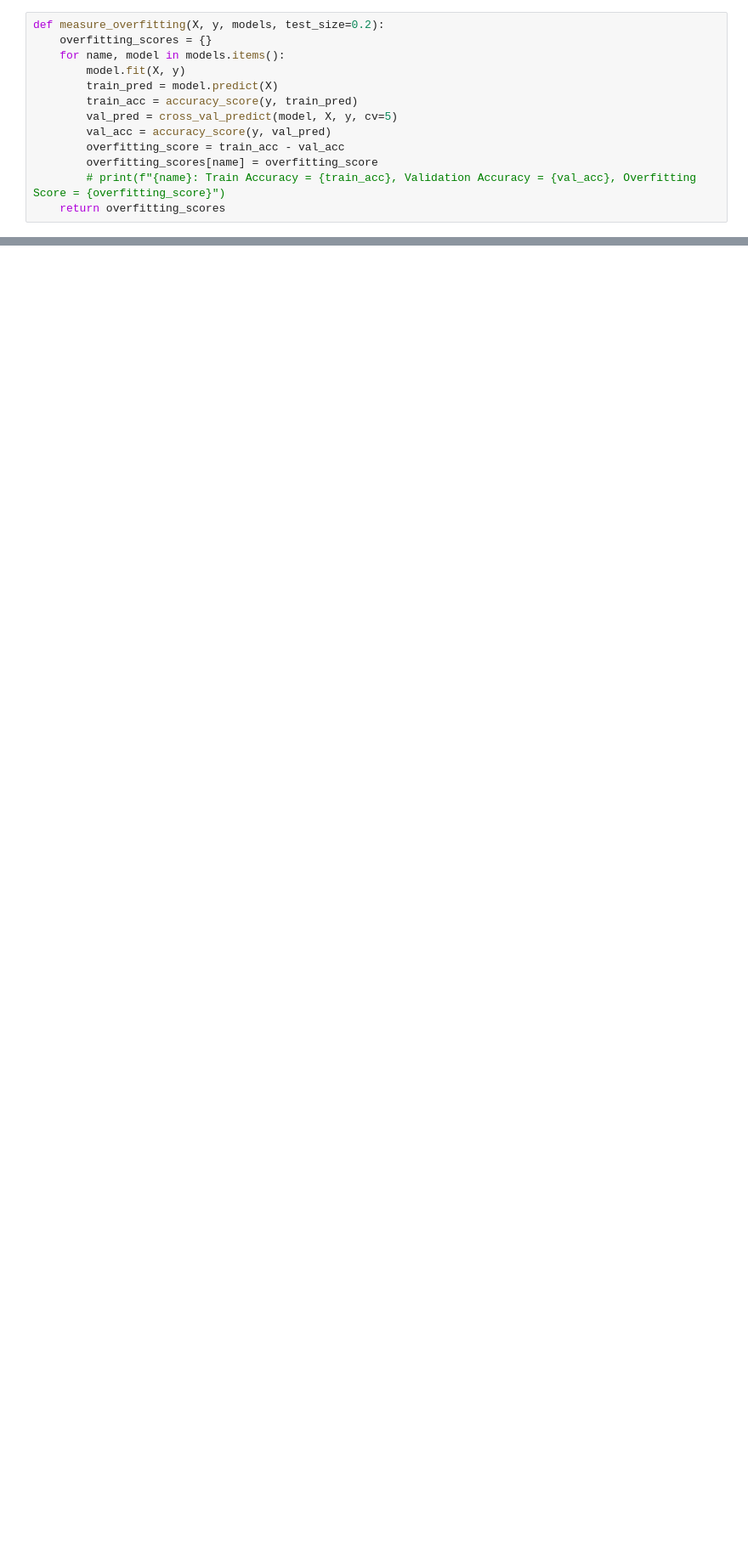
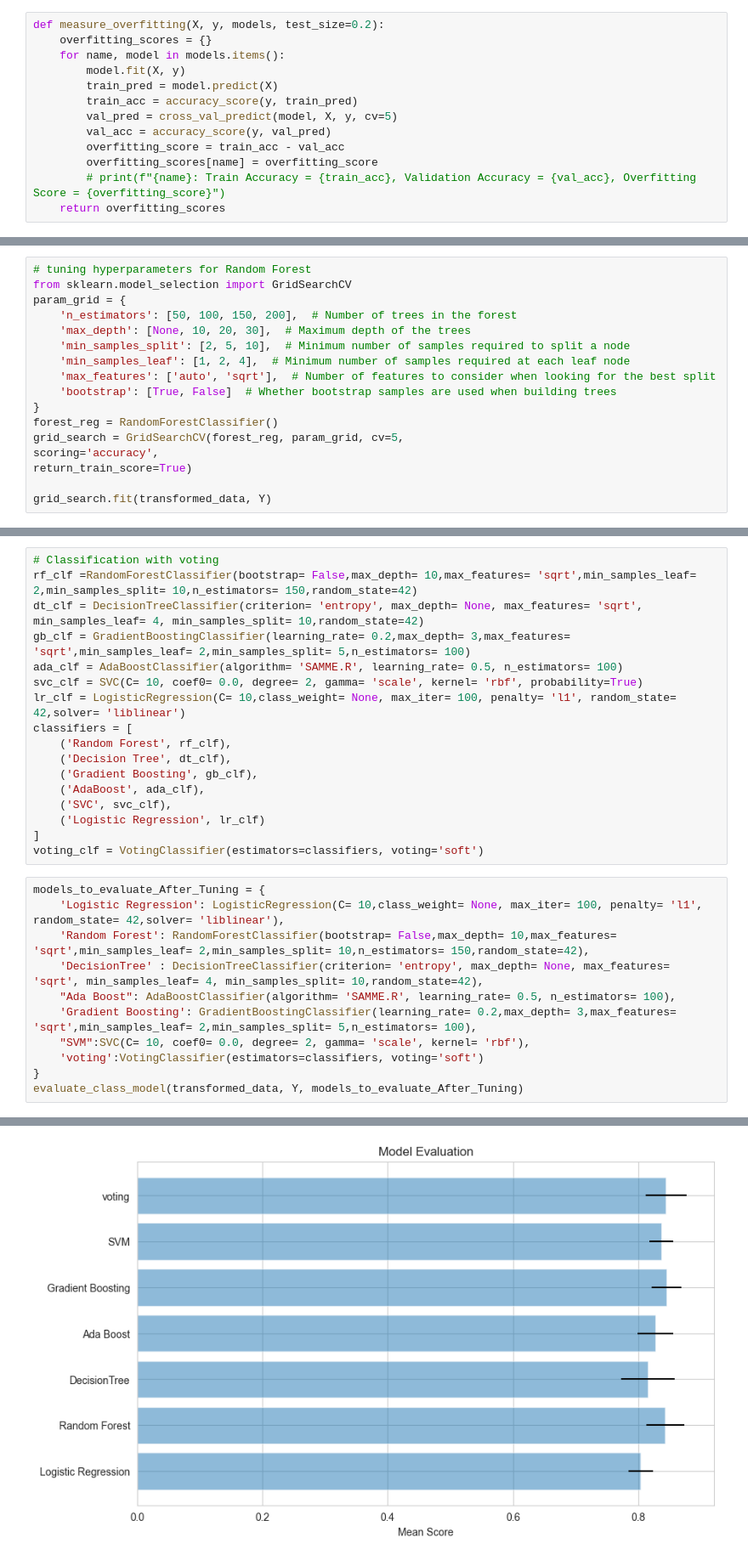
Before and after one commit to MoSamir104/Titanic, a Jupyter notebook: titanic.ipynb, the cells around one changed output, grey strips where cells are left out. Shown at 85% size. Drawn from its saved outputs; the diff is of its cells as text; blank space fills up the shorter version.

```diff
--- a/titanic.ipynb
+++ b/titanic.ipynb
@@ -891,0 +894,17 @@ Overfitting scores:
+# %%
+# tuning hyperparameters for Random Forest
+from sklearn.model_selection import GridSearchCV
+param_grid = {
+    'n_estimators': [50, 100, 150, 200],  # Number of trees in the forest
+    'max_depth': [None, 10, 20, 30],  # Maximum depth of the trees
+    'min_samples_split': [2, 5, 10],  # Minimum number of samples required to split a node
+    'min_samples_leaf': [1, 2, 4],  # Minimum number of samples required at each leaf node
+    'max_features': ['auto', 'sqrt'],  # Number of features to consider when looking for the best split
+    'bootstrap': [True, False]  # Whether bootstrap samples are used when building trees
+}
+forest_reg = RandomForestClassifier()
+grid_search = GridSearchCV(forest_reg, param_grid, cv=5,
+scoring='accuracy',
+return_train_score=True)
+
+grid_search.fit(transformed_data, Y)
@@ -891,0 +1028,29 @@ Overfitting scores:
+# %%
+# Classification with voting
+rf_clf =RandomForestClassifier(bootstrap= False,max_depth= 10,max_features= 'sqrt',min_samples_leaf= 2,min_samples_split= 10,n_estimators= 150,random_state=42)
+dt_clf = DecisionTreeClassifier(criterion= 'entropy', max_depth= None, max_features= 'sqrt', min_samples_leaf= 4, min_samples_split= 10,random_state=42)
+gb_clf = GradientBoostingClassifier(learning_rate= 0.2,max_depth= 3,max_features= 'sqrt',min_samples_leaf= 2,min_samples_split= 5,n_estimators= 100)
+ada_clf = AdaBoostClassifier(algorithm= 'SAMME.R', learning_rate= 0.5, n_estimators= 100)
+svc_clf = SVC(C= 10, coef0= 0.0, degree= 2, gamma= 'scale', kernel= 'rbf', probability=True)
+lr_clf = LogisticRegression(C= 10,class_weight= None, max_iter= 100, penalty= 'l1', random_state= 42,solver= 'liblinear')
+classifiers = [
+    ('Random Forest', rf_clf),
+    ('Decision Tree', dt_clf),
+    ('Gradient Boosting', gb_clf),
+    ('AdaBoost', ada_clf),
+    ('SVC', svc_clf),
+    ('Logistic Regression', lr_clf)
+]
+voting_clf = VotingClassifier(estimators=classifiers, voting='soft')
+# %%
+models_to_evaluate_After_Tuning = {
+    'Logistic Regression': LogisticRegression(C= 10,class_weight= None, max_iter= 100, penalty= 'l1', random_state= 42,solver= 'liblinear'),
+    'Random Forest': RandomForestClassifier(bootstrap= False,max_depth= 10,max_features= 'sqrt',min_samples_leaf= 2,min_samples_split= 10,n_estimators= 150,random_state=42),
+    'DecisionTree' : DecisionTreeClassifier(criterion= 'entropy', max_depth= None, max_features= 'sqrt', min_samples_leaf= 4, min_samples_split= 10,random_state=42),
+    "Ada Boost": AdaBoostClassifier(algorithm= 'SAMME.R', learning_rate= 0.5, n_estimators= 100),
+    'Gradient Boosting': GradientBoostingClassifier(learning_rate= 0.2,max_depth= 3,max_features= 'sqrt',min_samples_leaf= 2,min_samples_split= 5,n_estimators= 100),
+    "SVM":SVC(C= 10, coef0= 0.0, degree= 2, gamma= 'scale', kernel= 'rbf'),
+    'voting':VotingClassifier(estimators=classifiers, voting='soft')
+}
+evaluate_class_model(transformed_data, Y, models_to_evaluate_After_Tuning)
+# %% [output]
@@ -891,0 +1064 @@ Overfitting scores:
+[figure, added]
```
Also changed, not shown: parts of 18 cells of this notebook.
